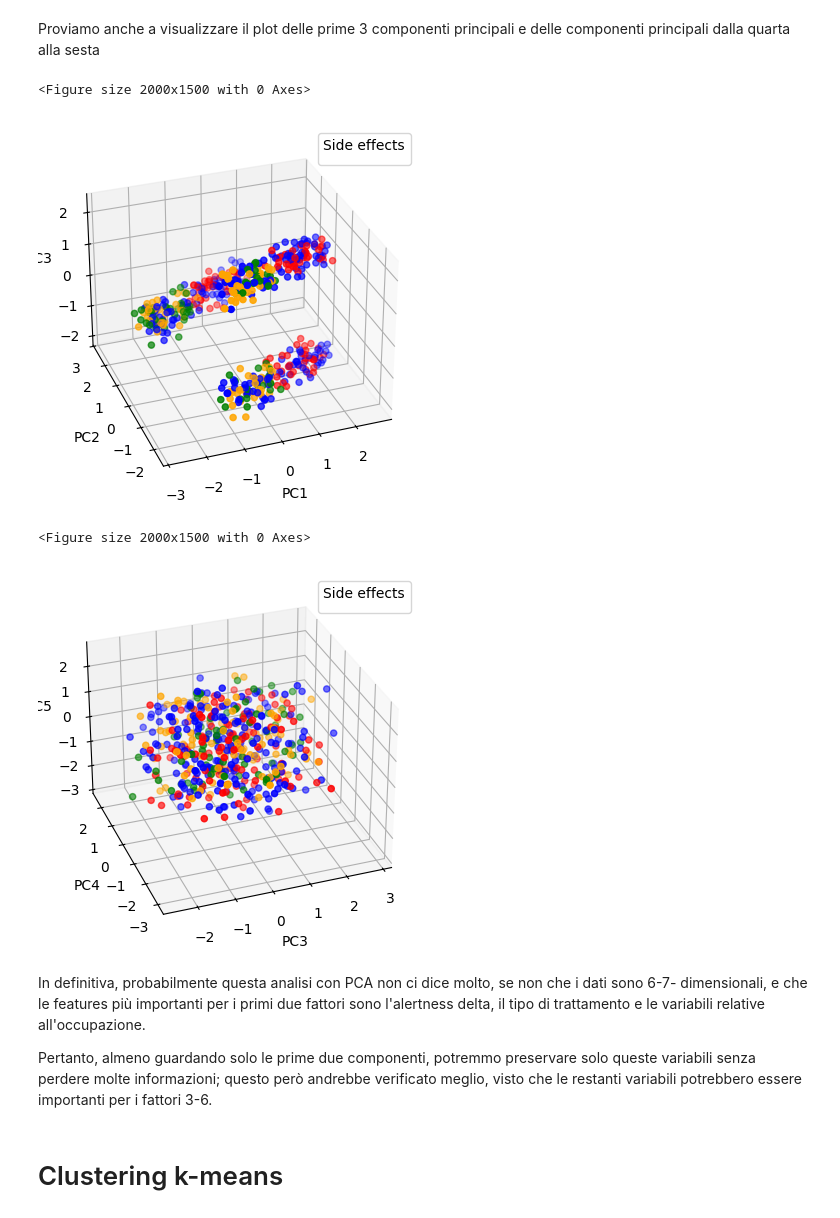
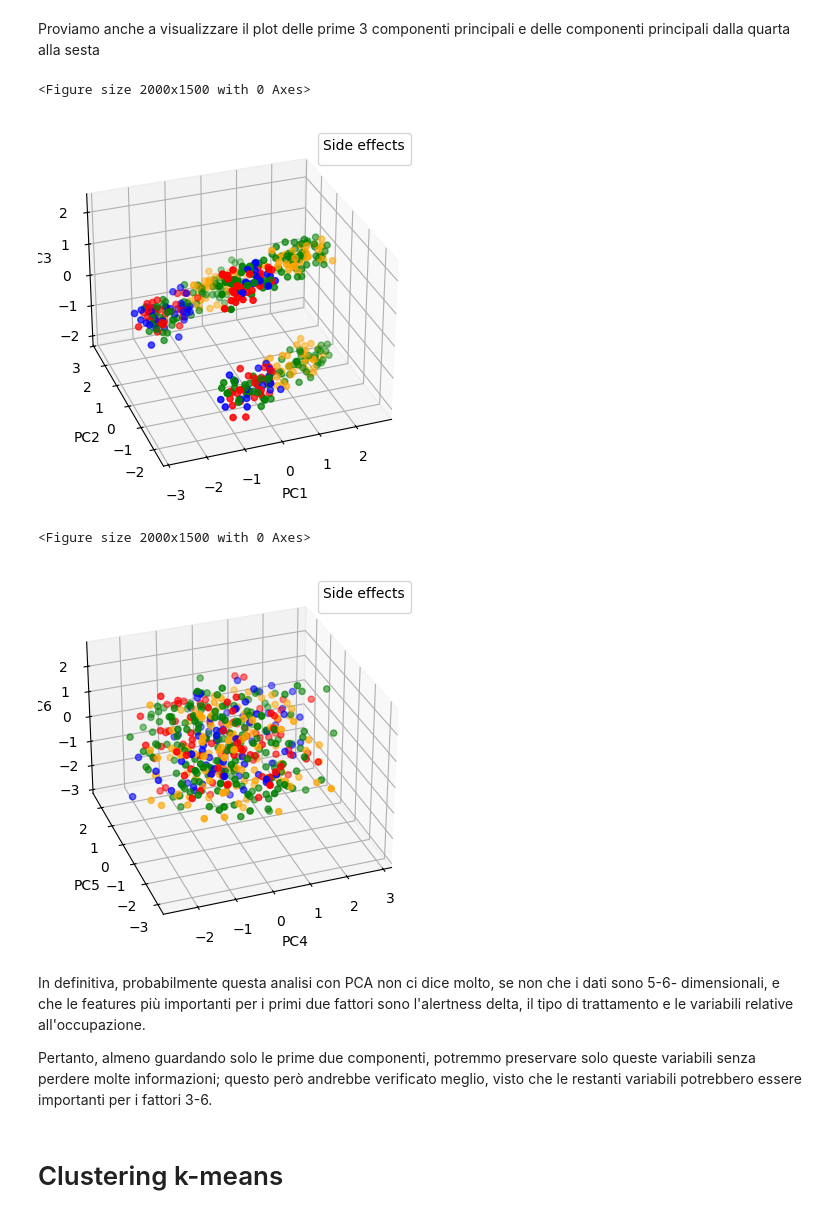
Before and after one commit to Grimino27/PDAI_Project, a Jupyter notebook: scripts/PCA_and_Clustering.ipynb, the cells around one changed output. Cells and saved outputs as stored; diff of their text form; code cells hidden in the pictures.

```diff
--- a/scripts/PCA_and_Clustering.ipynb
+++ b/scripts/PCA_and_Clustering.ipynb
@@ -140,5 +142,5 @@ pc_df = pd.DataFrame(data = pc_df, columns = ["PC1","PC2"])
 # %%
-side_effects_dict = {0:'No side effects', 1:'Grogginess', 2:'Crash', 3:'Anxiety'}
+side_effects_dict = {3:'No side effects', 2:'Grogginess', 1:'Crash', 0:'Anxiety'}
 # %%
 df_y = df_y.replace(side_effects_dict) # Riassegno le etichette ai rispettivi valori numerici dei side effects per maggiore interpretabilità nei grafici
 # %%
@@ -252,19 +252,16 @@ Proviamo anche a visualizzare il plot delle prime 3 componenti principali e dell
 # %%
 #3D scatter plot
 pcan = PCA(n_components=3)
-pc_df = pcan.fit_transform(X_scaled.values)
+pc_np = pcan.fit_transform(X_scaled.values)
 
-# from mpl_toolkits.mplot3d import Axes3D # 3D scatter plot
+
 fig = plt.figure(figsize=(20,15))
-# ax = Axes3D(fig)
-ax = plt.figure().add_subplot(projection='3d')
+ax = plt.figure().add_subplot(projection='3d') # creates a 3D axis
 
 cmap = {'No side effects':'green','Grogginess':'orange', 'Crash':'red', 'Anxiety':'blue'}
-# side_effects_dict = {0:'No side effects', 1:'Grogginess', 2:'Crash', 3:'Anxiety'}
 
 
-# ax.scatter(pc3[:,0], pc3[:,1], pc3[:,2], c=[cmap[c] for c in  df_y], marker='o', s=20)
-ax.scatter(pc_df[:,0], pc_df[:,1], pc_df[:,2], c=[cmap[c] for c in df_y.values], marker='o', s=20)
+ax.scatter(pc_np[:,0], pc_np[:,1], pc_np[:,2], c=[cmap[c] for c in df_y.values], marker='o', s=20)
 
 ax.set_xlabel('PC1')
 ax.set_ylabel('PC2')
@@ -274,35 +271,30 @@ plt.legend(title='Side effects')
 plt.show()
 # %% [output]
 <Figure size 2000x1500 with 0 Axes>
-[figure, old version]
+[figure, new version]
 # %%
 #3D scatter plot
 pcan = PCA(n_components=6)
-pc_df = pcan.fit_transform(X_scaled.values)
+pc_np = pcan.fit_transform(X_scaled.values)
 
-# from mpl_toolkits.mplot3d import Axes3D # 3D scatter plot
 fig = plt.figure(figsize=(20,15))
-# ax = Axes3D(fig)
 ax = plt.figure().add_subplot(projection='3d')
 
 cmap = {'No side effects':'green','Grogginess':'orange', 'Crash':'red', 'Anxiety':'blue'}
-# side_effects_dict = {0:'No side effects', 1:'Grogginess', 2:'Crash', 3:'Anxiety'}
 
+ax.scatter(pc_np[:,3], pc_np[:,4], pc_np[:,5], c=[cmap[c] for c in df_y.values], marker='o', s=20)
 
-# ax.scatter(pc3[:,0], pc3[:,1], pc3[:,2], c=[cmap[c] for c in  df_y], marker='o', s=20)
-ax.scatter(pc_df[:,3], pc_df[:,4], pc_df[:,5], c=[cmap[c] for c in df_y.values], marker='o', s=20)
-
-ax.set_xlabel('PC3')
-ax.set_ylabel('PC4')
-ax.set_zlabel('PC5')
+ax.set_xlabel('PC4')
+ax.set_ylabel('PC5')
+ax.set_zlabel('PC6')
 ax.view_init(30,-110)
 plt.legend(title='Side effects')
 plt.show()
 # %% [output]
 <Figure size 2000x1500 with 0 Axes>
-[figure, old version]
+[figure, new version]
 # %% [markdown]
-In definitiva, probabilmente questa analisi con PCA non ci dice molto, se non che i dati sono 6-7- dimensionali, e che le features più importanti per i primi due fattori sono l'alertness delta, il tipo di trattamento e le variabili relative all'occupazione.
+In definitiva, probabilmente questa analisi con PCA non ci dice molto, se non che i dati sono 5-6- dimensionali, e che le features più importanti per i primi due fattori sono l'alertness delta, il tipo di trattamento e le variabili relative all'occupazione.
 
 Pertanto, almeno guardando solo le prime due componenti, potremmo preservare solo queste variabili senza perdere molte informazioni; questo però andrebbe verificato meglio, visto che le restanti variabili potrebbero essere importanti per i fattori 3-6.
 # %% [markdown]
```
Also changed, not shown: parts of 14 cells of this notebook, 1 other file.
